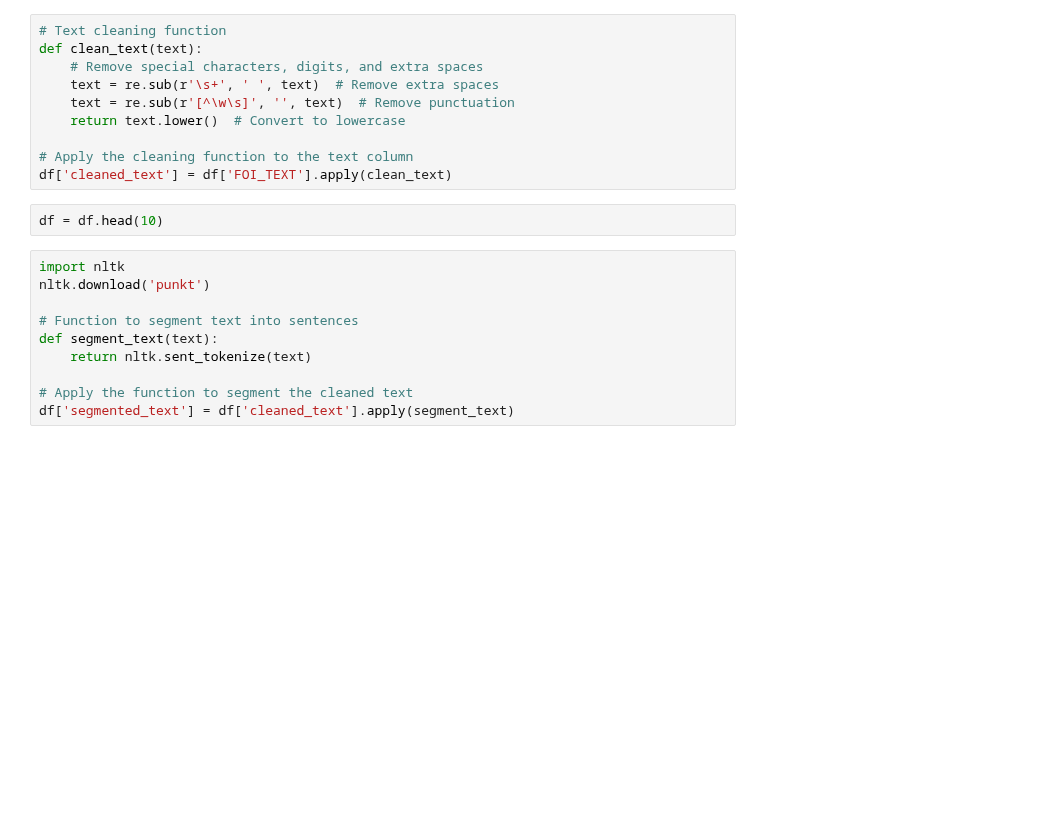
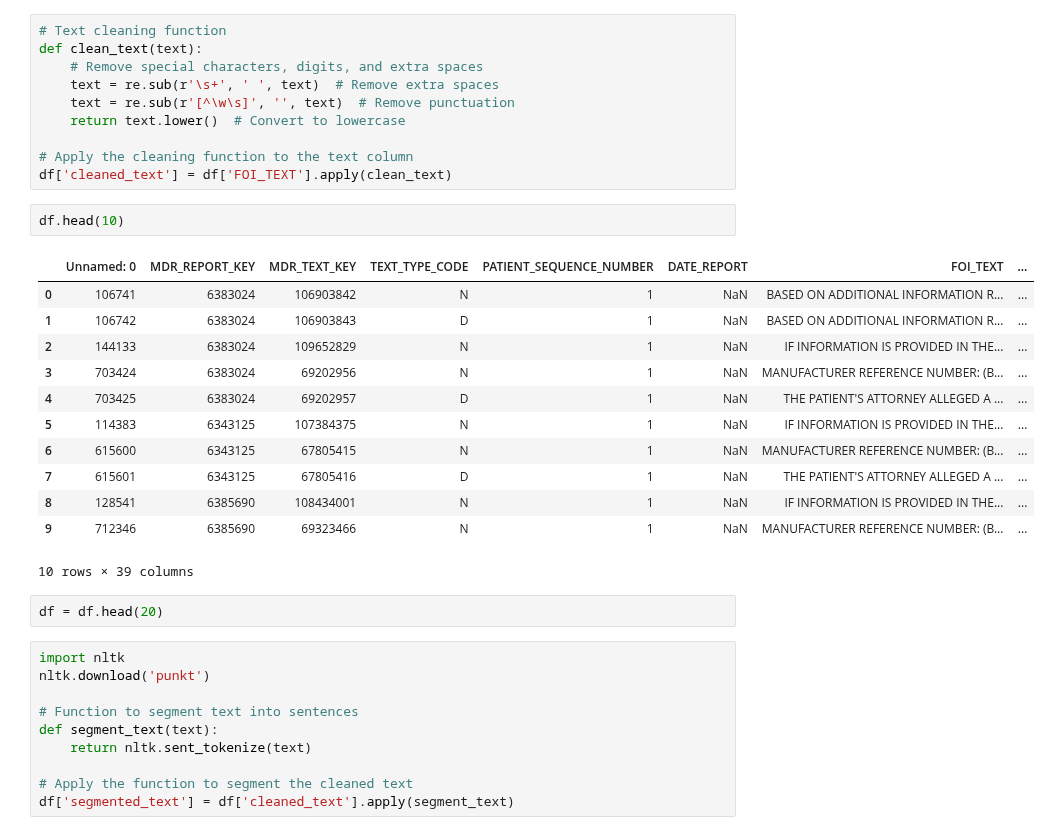
Before and after one commit to KaneZhao/Adverse-Events-in-Female-Stress-Urinary-Incontinence, a Jupyter notebook: ChatBot.ipynb, the cells around one changed output. Drawn from its saved outputs; the diff is of its cells as text; blank space fills up the shorter version.

```diff
--- a/ChatBot.ipynb
+++ b/ChatBot.ipynb
@@ -14,7 +14,22 @@ def clean_text(text):
 # Apply the cleaning function to the text column
 df['cleaned_text'] = df['FOI_TEXT'].apply(clean_text)
 # %%
-df = df.head(10)
+df.head(10)
+# %% [output]
+|  | Unnamed: 0 | MDR_REPORT_KEY | MDR_TEXT_KEY | TEXT_TYPE_CODE | PATIENT_SEQUENCE_NUMBER | DATE_REPORT | FOI_TEXT | ... |
+| 0 | 106741 | 6383024 | 106903842 | N | 1 | NaN | BASED ON ADDITIONAL INFORMATION R... | ... |
+| 1 | 106742 | 6383024 | 106903843 | D | 1 | NaN | BASED ON ADDITIONAL INFORMATION R... | ... |
+| 2 | 144133 | 6383024 | 109652829 | N | 1 | NaN | IF INFORMATION IS PROVIDED IN THE... | ... |
+| 3 | 703424 | 6383024 | 69202956 | N | 1 | NaN | MANUFACTURER REFERENCE NUMBER: (B... | ... |
+| 4 | 703425 | 6383024 | 69202957 | D | 1 | NaN | THE PATIENT'S ATTORNEY ALLEGED A ... | ... |
+| 5 | 114383 | 6343125 | 107384375 | N | 1 | NaN | IF INFORMATION IS PROVIDED IN THE... | ... |
+| 6 | 615600 | 6343125 | 67805415 | N | 1 | NaN | MANUFACTURER REFERENCE NUMBER: (B... | ... |
+| 7 | 615601 | 6343125 | 67805416 | D | 1 | NaN | THE PATIENT'S ATTORNEY ALLEGED A ... | ... |
+| 8 | 128541 | 6385690 | 108434001 | N | 1 | NaN | IF INFORMATION IS PROVIDED IN THE... | ... |
+| 9 | 712346 | 6385690 | 69323466 | N | 1 | NaN | MANUFACTURER REFERENCE NUMBER: (B... | ... |
+10 rows × 39 columns
+# %%
+df = df.head(20)
 # %%
 import nltk
 nltk.download('punkt')
```
Also changed, not shown: parts of 27 cells of this notebook, 3 other files.
